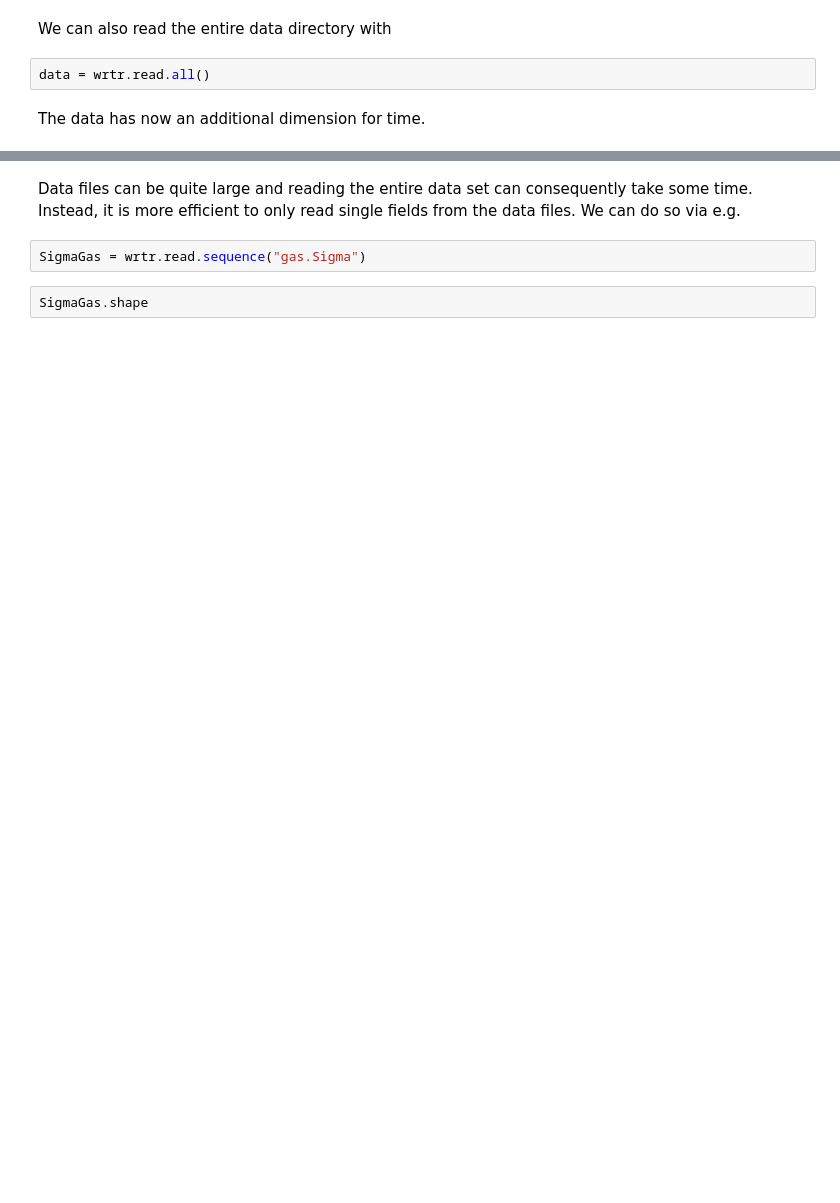
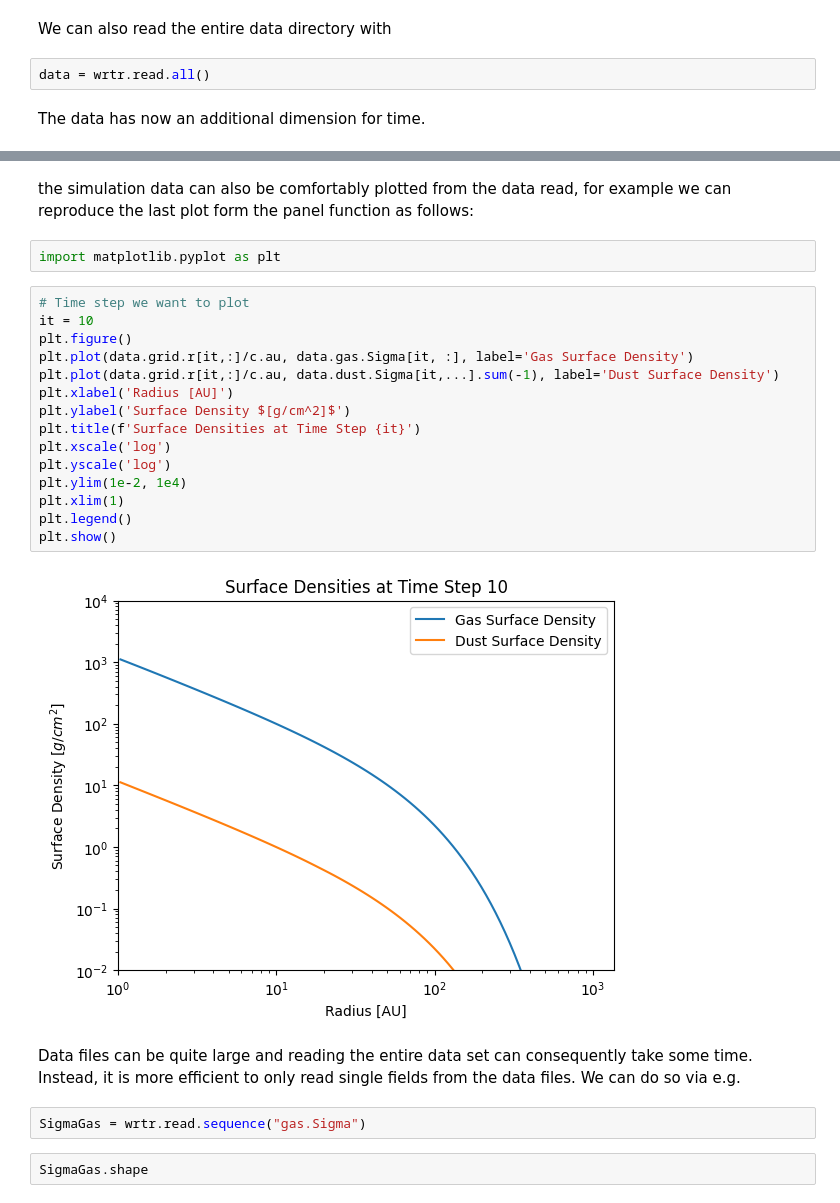
Before and after one commit to tripod-code/tripod, a Jupyter notebook: docs/source/1_basics.ipynb, the cells around one changed output, grey strips where cells are left out. Saved outputs shown, nothing was run; the diff lists cells and outputs as text; blank space fills up the shorter version.

```diff
--- a/docs/source/1_basics.ipynb
+++ b/docs/source/1_basics.ipynb
@@ -157,3 +325,24 @@ data.gas.Sigma.shape
+# %% [markdown]
+the simulation data can also be comfortably plotted from the data read, for example we can reproduce the last plot form the panel function as follows:
+# %%
+import matplotlib.pyplot as plt
+# %%
+# Time step we want to plot
+it = 10
+plt.figure()
+plt.plot(data.grid.r[it,:]/c.au, data.gas.Sigma[it, :], label='Gas Surface Density')
+plt.plot(data.grid.r[it,:]/c.au, data.dust.Sigma[it,...].sum(-1), label='Dust Surface Density')
+plt.xlabel('Radius [AU]')
+plt.ylabel('Surface Density $[g/cm^2]$')
+plt.title(f'Surface Densities at Time Step {it}')
+plt.xscale('log')
+plt.yscale('log')
+plt.ylim(1e-2, 1e4)
+plt.xlim(1)
+plt.legend()
+plt.show()
+# %% [output]
+[figure, added]
 # %% [markdown]
 Data files can be quite large and reading the entire data set can consequently take some time. Instead, it is more efficient to only read single fields from the data files. We can do so via e.g.
 # %%
```
Also changed, not shown: parts of 23 cells of this notebook, 5 other files.
